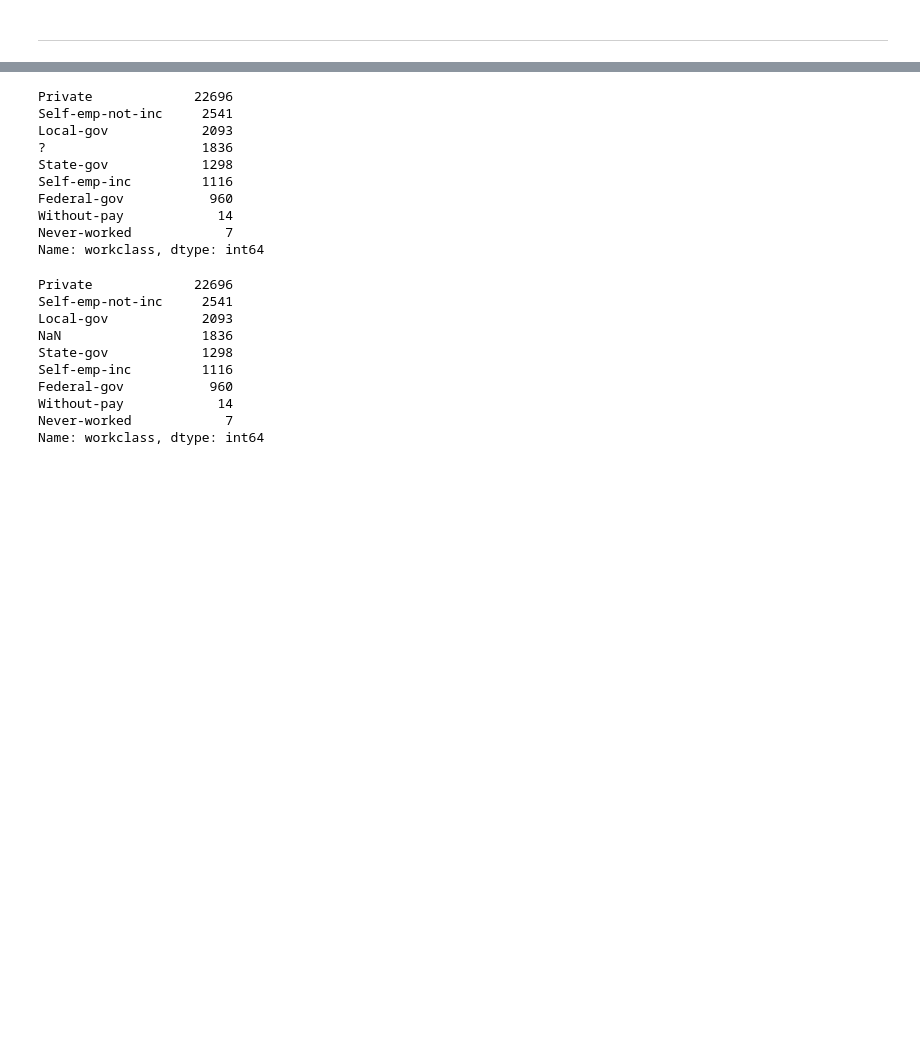
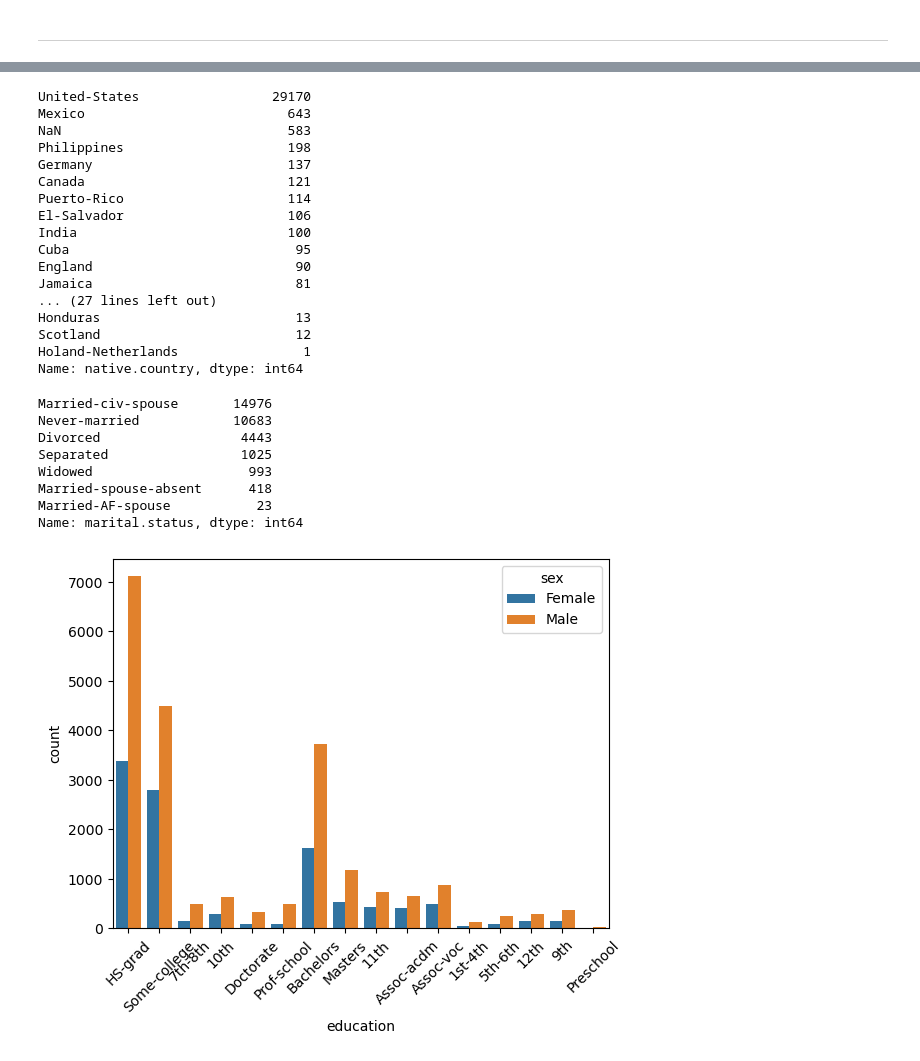
Before and after one commit to roijacob/data-science-projects, a Jupyter notebook: census-income/notebook.ipynb, the cells around one changed output, grey strips where cells are left out. Saved outputs shown, nothing was run; the diff lists cells and outputs as text; code cells hidden in the pictures; blank space fills up the shorter version.

Commit message:
Define how to replace missing values per column

```diff
--- a/census-income/notebook.ipynb
+++ b/census-income/notebook.ipynb
@@ -90,28 +71,46 @@ income: 2
 # %%
-raw_df['workclass'].value_counts(dropna=False)
+raw_df['native.country'].value_counts(dropna=False)
 # %% [output]
-Private             22696
-Self-emp-not-inc     2541
-Local-gov            2093
-?                    1836
-State-gov            1298
-Self-emp-inc         1116
-Federal-gov           960
-Without-pay            14
-Never-worked            7
-Name: workclass, dtype: int64
+United-States                 29170
+Mexico                          643
+NaN                             583
+Philippines                     198
+Germany                         137
+Canada                          121
+Puerto-Rico                     114
+El-Salvador                     106
+India                           100
+Cuba                             95
+England                          90
+Jamaica                          81
+... (27 lines left out)
+Honduras                         13
+Scotland                         12
+Holand-Netherlands                1
+Name: native.country, dtype: int64
 # %%
 raw_df = raw_df.replace(to_replace='?', value=np.nan)
 # %%
-raw_df['workclass'].value_counts(dropna=False)
+raw_df['marital.status'].value_counts(dropna=False)
 # %% [output]
-Private             22696
-Self-emp-not-inc     2541
-Local-gov            2093
-NaN                  1836
-State-gov            1298
-Self-emp-inc         1116
-Federal-gov           960
-Without-pay            14
-Never-worked            7
-Name: workclass, dtype: int64
+Married-civ-spouse       14976
+Never-married            10683
+Divorced                  4443
+Separated                 1025
+Widowed                    993
+Married-spouse-absent      418
+Married-AF-spouse           23
+Name: marital.status, dtype: int64
+# %%
+plot_params = {'data':   raw_df,
+               'x':      'education',
+               'sep_by': 'sex'}
+
+def countplot(data, x, sep_by):
+    sns.countplot(data = data, x = x, hue = sep_by)
+    plt.xticks(rotation=45)
+    return plt.show()
+
+countplot(**plot_params)
+# %% [output]
+[figure, added]
```
Also changed, not shown: parts of 3 cells of this notebook.
